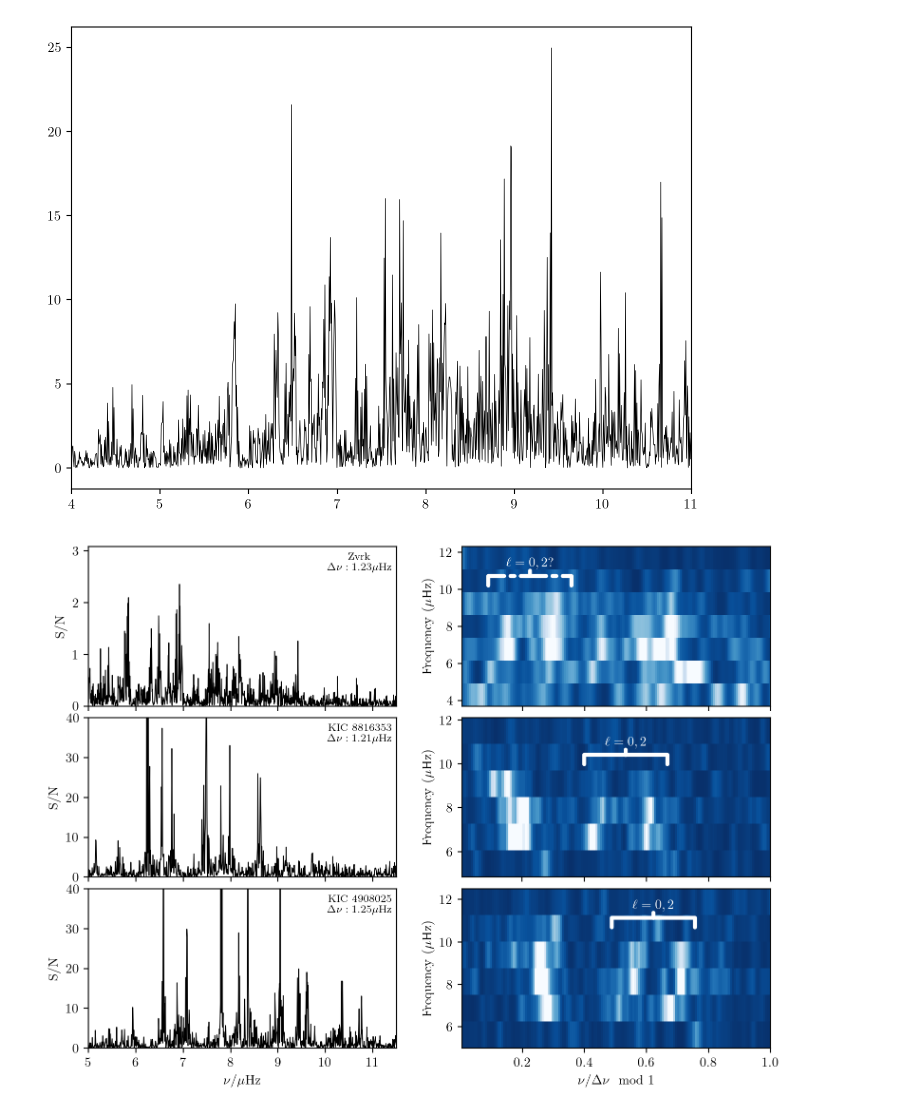
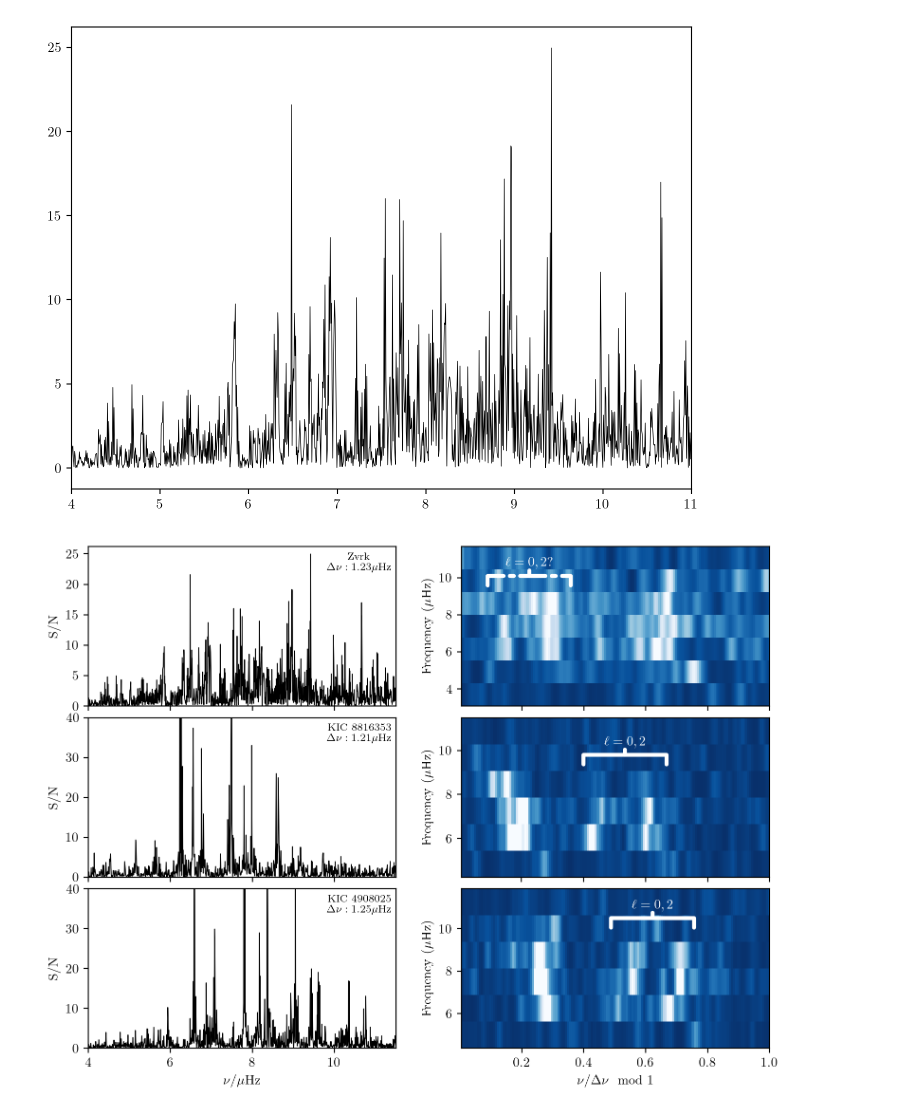
Before and after one commit to darthoctopus/zvrk, a Jupyter notebook: Analysis/Seismology --- Data Analysis/0.5 Kepler-TESS_LPV Comparison.ipynb, the cells around one changed output. Saved outputs shown, nothing was run; the diff lists cells and outputs as text; code cells hidden in the pictures.

Commit message:
fix figure

```diff
--- a/Analysis/Seismology --- Data Analysis/0.5 Kepler-TESS_LPV Comparison.ipynb
+++ b/Analysis/Seismology --- Data Analysis/0.5 Kepler-TESS_LPV Comparison.ipynb
@@ -79,19 +79,21 @@ def plot_echelle(
     if smooth:
         power = gaussian_filter1d(power, smooth_filter_width)
     echx, echy, echz = echelle(freq, power, dnu, **kwargs)
+    if interpolation is None:
+        interpolation = 'none'
     if scale_dnu:
         echx /= dnu
     if scale is not None:
-        if scale is "log":
+        if scale == "log":
             echz = np.log10(echz)
-        elif scale is "sqrt":
+        elif scale == "sqrt":
             echz = np.sqrt(echz)
     if ax == None:
         fig, ax = plt.subplots()
     ax.imshow(
         echz,
         aspect="auto",
-        extent=(echx.min(), echx.max(), echy.min(), echy.max()),
+        extent=(echx.min(), echx.max(), echy.min()-dnu/2, echy.max()-dnu/2),
         origin="lower",
         cmap=cmap,
         interpolation=interpolation,
@@ -113,11 +115,11 @@ dnulist = [1.23, 1.21, 1.25]
 limlist = [(4.5, 12.5), (5.5, 12.5), (5.5, 12.5)]
 ylimlist = [(0,None), (0, 40), (0,40)]
 bracklist = [(0.22, 0.8), (0.53, 0.75), (0.62, 0.8)]
-vmaxlist = [.7, 15, 15]
+vmaxlist = [8, 15, 15]
 labellist = ['Zvrk', 'KIC 8816353', 'KIC 4908025']
 lw=0.7
 
-ax1.set_xlim(5, 11.5)
+ax1.set_xlim(4, 11.5)
 ax2.set_xlim(ax1.get_xlim())
 ax3.set_xlim(ax1.get_xlim())
 
@@ -138,34 +140,32 @@ for i, ax in enumerate(axlist):
     ax.set_ylim(ylimlist[i])
     ax.text(transform=ax.transAxes, x=0.88, y=0.85, s=labellist[i]+'\n$\\Delta\\nu: %.2f \\mu$Hz'%dnulist[i],
             fontsize=8, ha='center')
-
-
 
     if i == 0:
         im.annotate(' ', xy=bracklist[i], xytext=bracklist[i], xycoords='axes fraction',
             fontsize=18, ha='center', va='bottom',
             arrowprops=dict(arrowstyle='-[, widthB=1.75, lengthB=0.4', ls='-.', lw=3.0, color='white'))
         im.text(x=bracklist[i][0], y=bracklist[i][1]+0.075, s=r'$\ell = 0, 2?$', transform=im.transAxes,
            ha='center', color='white', fontweight='bold')
     else:
         im.annotate(' ', xy=bracklist[i], xytext=bracklist[i], xycoords='axes fraction',
             fontsize=18, ha='center', va='bottom',
             arrowprops=dict(arrowstyle='-[, widthB=1.75, lengthB=0.4', ls='-', lw=3.0, color='white'))
         im.text(x=bracklist[i][0], y=bracklist[i][1]+0.075, s=r'${\ell = 0, 2}$', transform=im.transAxes,
            ha='center', color='white', fontweight='bold')
 
 
 
     if i == (len(axlist) - 1):
         im.set_xlabel(r'$\nu/\Delta\nu \mod 1$')
         ax.set_xlabel(r'$\nu/\mu$Hz')
     else:
         im.set_xlabel('')
         im.set_xticklabels([])
         ax.set_xticklabels([])
 
 plt.tight_layout(h_pad=0)
 plt.savefig('echelle_comparison.pdf', bbox_inches='tight', transparent=True)
 plt.show()
 # %% [output]
-[figure, old version]
+[figure, new version]
```
Also changed, not shown: 3 other files.
